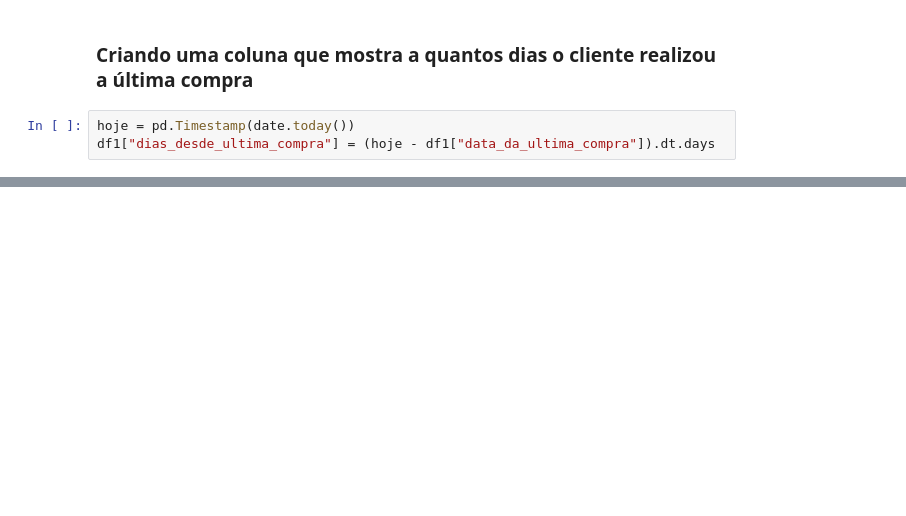
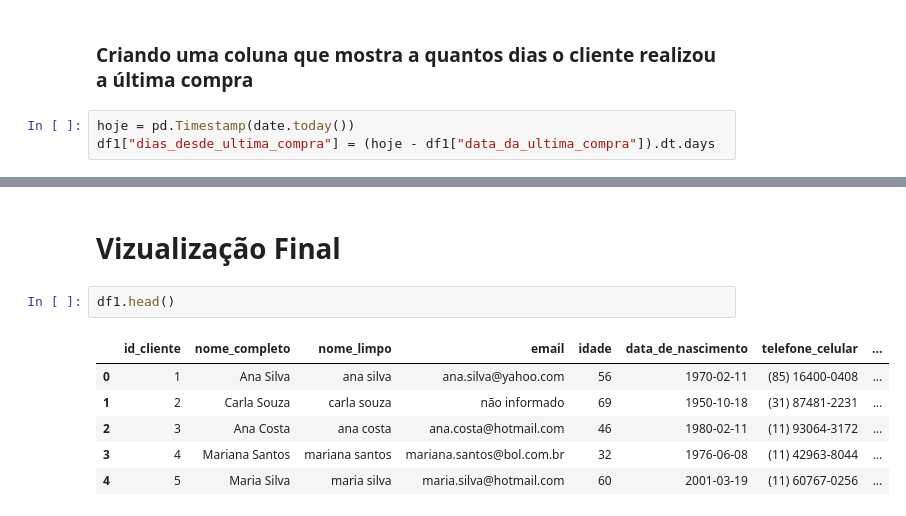
Before and after one commit to letambelli/pipeline-limpeza-de-dados, a Jupyter notebook: limpeza.ipynb, the cells around one changed output, grey strips where cells are left out. Drawn from its saved outputs; the diff is of its cells as text; blank space fills up the shorter version.

```diff
--- a/limpeza.ipynb
+++ b/limpeza.ipynb
@@ -1327,3 +1327,14 @@ df1["dias_desde_ultima_compra"].head()
 3      NaN
 4      NaN
 Name: dias_desde_ultima_compra, dtype: float64
+# %% [markdown]
+# Vizualização Final
+# %%
+df1.head()
+# %% [output]
+|  | id_cliente | nome_completo | nome_limpo | email | idade | data_de_nascimento | telefone_celular | ... |
+| 0 | 1 | Ana Silva | ana silva | ana.silva@yahoo.com | 56 | 1970-02-11 | (85) 16400-0408 | ... |
+| 1 | 2 | Carla Souza | carla souza | não informado | 69 | 1950-10-18 | (31) 87481-2231 | ... |
+| 2 | 3 | Ana Costa | ana costa | ana.costa@hotmail.com | 46 | 1980-02-11 | (11) 93064-3172 | ... |
+| 3 | 4 | Mariana Santos | mariana santos | mariana.santos@bol.com.br | 32 | 1976-06-08 | (11) 42963-8044 | ... |
+| 4 | 5 | Maria Silva | maria silva | maria.silva@hotmail.com | 60 | 2001-03-19 | (11) 60767-0256 | ... |
```
Also changed, not shown: parts of 7 cells of this notebook.
